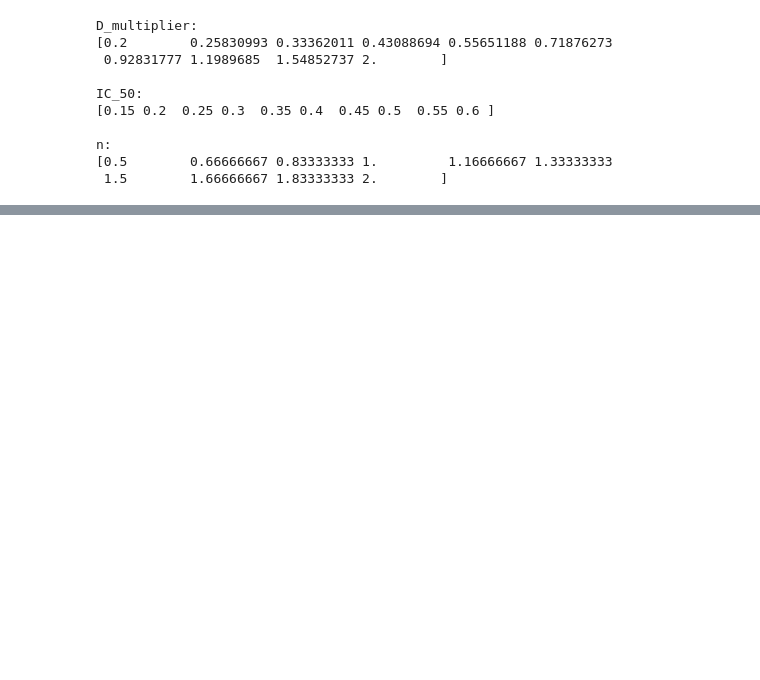
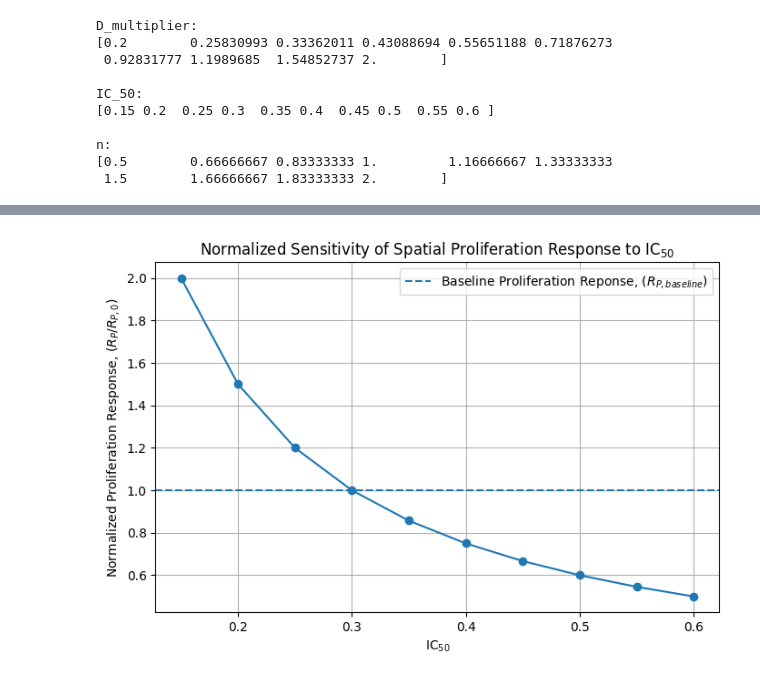
Before and after one commit to abhirym/Drug-Diffusion-Project, a Jupyter notebook: exp05_sensitivity_analysis_v2.ipynb, the cells around one changed output, grey strips where cells are left out. Cells and saved outputs as stored; diff of their text form; code cells hidden in the pictures; blank space fills up the shorter version.

Commit message:
Finished IC50 parameter sweep, began Hill coefficient sweep

```diff
--- a/exp05_sensitivity_analysis_v2.ipynb
+++ b/exp05_sensitivity_analysis_v2.ipynb
@@ -361,0 +428,41 @@ def generate_G(D_multiplier):
+# %%
+# Solving IC50 responses
+IC50_values = sensitivity_parameters["IC_50"]
+IC50_responses = []
+
+for value in IC50_values:
+    params = params_baseline.copy()
+    params["IC_50"] = value
+
+    solutions = run_spatial_model(
+        params,
+        G
+    )
+
+    P = solutions[6]
+
+    R_P = (P.max() - P.min()) / P.min()
+
+    IC50_responses.append(R_P)
+
+IC50_responses = np.array(IC50_responses)
+# %%
+# Plot normalized responses (normalized to R_P_baseline)
+IC50_responses_norm = IC50_responses / R_P_baseline
+
+plt.figure(figsize=(8, 5))
+
+plt.plot(IC50_values, IC50_responses_norm, marker="o")
+
+plt.axhline(1.0, linestyle="--", label="Baseline Proliferation Reponse, ($R_{P, baseline}$)")
+
+plt.xlabel(r"$\mathrm{IC}_{50}$")
+plt.ylabel(r"Normalized Proliferation Response, ($R_P/R_{P,0}$)")
+plt.title(r"Normalized Sensitivity of Spatial Proliferation Response to $\mathrm{IC}_{50}$")
+plt.grid(True)
+
+plt.legend()
+plt.savefig("figures/exp05_IC50_sweep")
+plt.show()
+# %% [output]
+[figure, added]
```
Also changed, not shown: parts of 6 cells of this notebook, 2 other files.
